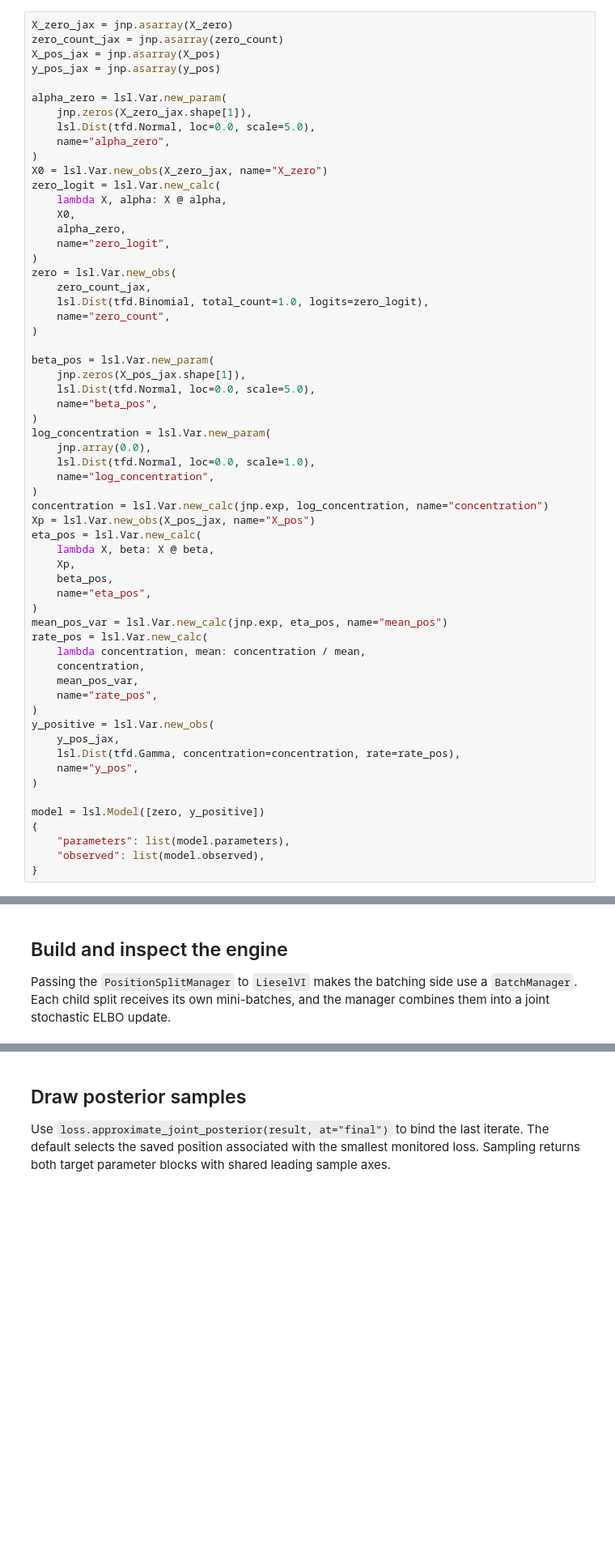
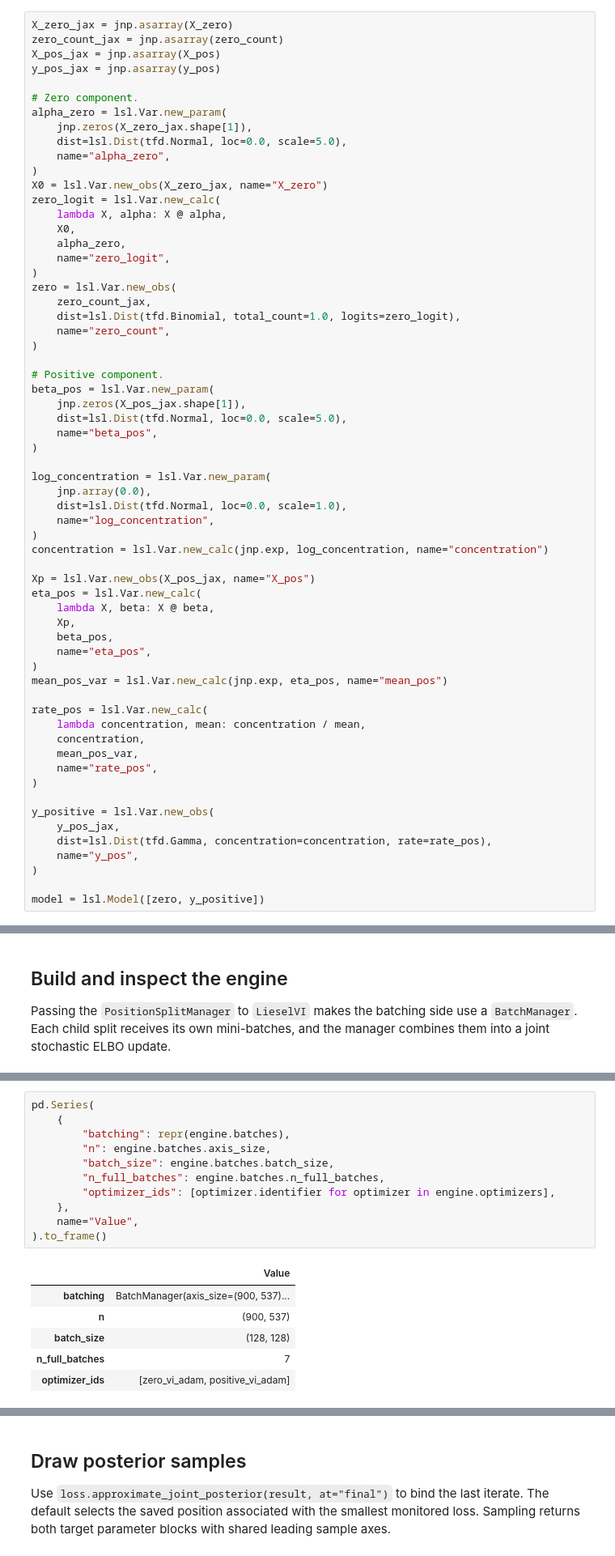
Before and after one commit to liesel-devs/liesel, a Jupyter notebook: docs/source/tutorials/notebooks/12-liesel-vi-advanced.ipynb, the cells around one changed output, grey strips where cells are left out. Shown at 81% size. Cells and saved outputs as stored; diff of their text form; blank space fills up the shorter version.

```diff
--- a/docs/source/tutorials/notebooks/12-liesel-vi-advanced.ipynb
+++ b/docs/source/tutorials/notebooks/12-liesel-vi-advanced.ipynb
@@ -95,9 +100,10 @@ zero_count_jax = jnp.asarray(zero_count)
 X_pos_jax = jnp.asarray(X_pos)
 y_pos_jax = jnp.asarray(y_pos)
 
+# Zero component.
 alpha_zero = lsl.Var.new_param(
     jnp.zeros(X_zero_jax.shape[1]),
-    lsl.Dist(tfd.Normal, loc=0.0, scale=5.0),
+    dist=lsl.Dist(tfd.Normal, loc=0.0, scale=5.0),
     name="alpha_zero",
 )
 X0 = lsl.Var.new_obs(X_zero_jax, name="X_zero")
@@ -109,21 +115,24 @@ zero_logit = lsl.Var.new_calc(
 )
 zero = lsl.Var.new_obs(
     zero_count_jax,
-    lsl.Dist(tfd.Binomial, total_count=1.0, logits=zero_logit),
+    dist=lsl.Dist(tfd.Binomial, total_count=1.0, logits=zero_logit),
     name="zero_count",
 )
 
+# Positive component.
 beta_pos = lsl.Var.new_param(
     jnp.zeros(X_pos_jax.shape[1]),
-    lsl.Dist(tfd.Normal, loc=0.0, scale=5.0),
+    dist=lsl.Dist(tfd.Normal, loc=0.0, scale=5.0),
     name="beta_pos",
 )
+
 log_concentration = lsl.Var.new_param(
     jnp.array(0.0),
-    lsl.Dist(tfd.Normal, loc=0.0, scale=1.0),
+    dist=lsl.Dist(tfd.Normal, loc=0.0, scale=1.0),
     name="log_concentration",
 )
 concentration = lsl.Var.new_calc(jnp.exp, log_concentration, name="concentration")
+
 Xp = lsl.Var.new_obs(X_pos_jax, name="X_pos")
 eta_pos = lsl.Var.new_calc(
     lambda X, beta: X @ beta,
@@ -132,20 +141,18 @@ eta_pos = lsl.Var.new_calc(
     name="eta_pos",
 )
 mean_pos_var = lsl.Var.new_calc(jnp.exp, eta_pos, name="mean_pos")
+
 rate_pos = lsl.Var.new_calc(
     lambda concentration, mean: concentration / mean,
     concentration,
     mean_pos_var,
     name="rate_pos",
 )
+
 y_positive = lsl.Var.new_obs(
     y_pos_jax,
-    lsl.Dist(tfd.Gamma, concentration=concentration, rate=rate_pos),
+    dist=lsl.Dist(tfd.Gamma, concentration=concentration, rate=rate_pos),
     name="y_pos",
 )
 
 model = lsl.Model([zero, y_positive])
-{
-    "parameters": list(model.parameters),
-    "observed": list(model.observed),
-}
@@ -305,2 +308,20 @@ engine.show_progress = False
+# %%
+pd.Series(
+    {
+        "batching": repr(engine.batches),
+        "n": engine.batches.axis_size,
+        "batch_size": engine.batches.batch_size,
+        "n_full_batches": engine.batches.n_full_batches,
+        "optimizer_ids": [optimizer.identifier for optimizer in engine.optimizers],
+    },
+    name="Value",
+).to_frame()
+# %% [output]
+|  | Value |
+| batching | BatchManager(axis_size=(900, 537)... |
+| n | (900, 537) |
+| batch_size | (128, 128) |
+| n_full_batches | 7 |
+| optimizer_ids | [zero_vi_adam, positive_vi_adam] |
 # %%
 result = engine.fit()
```
Also changed, not shown: parts of 23 cells of this notebook, 5 other files.
